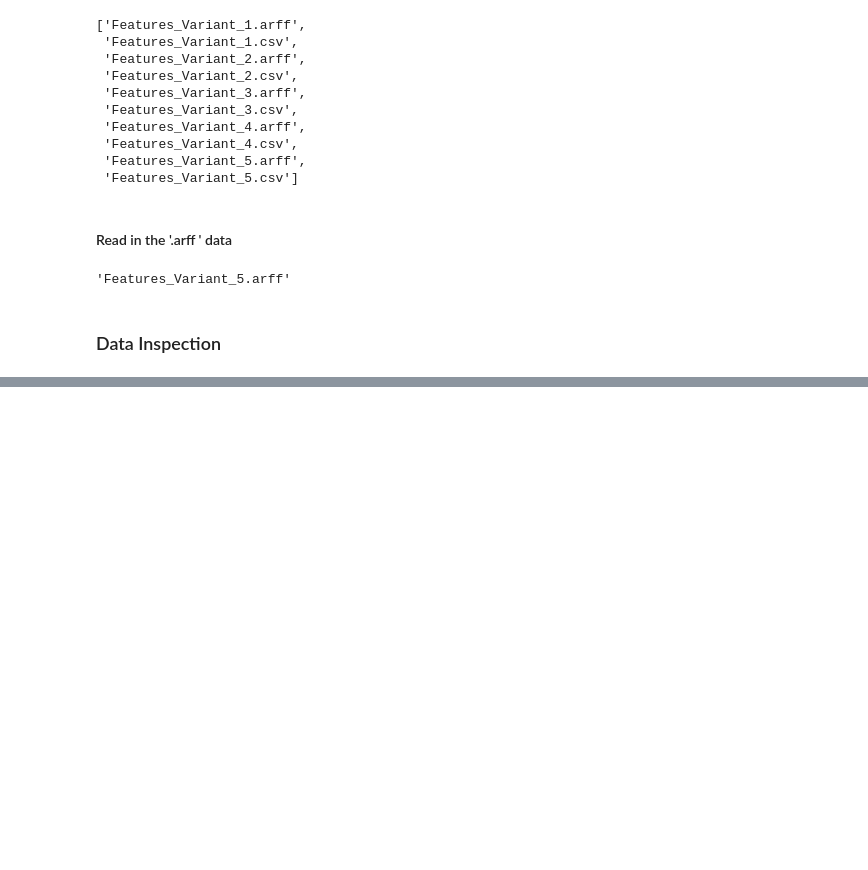
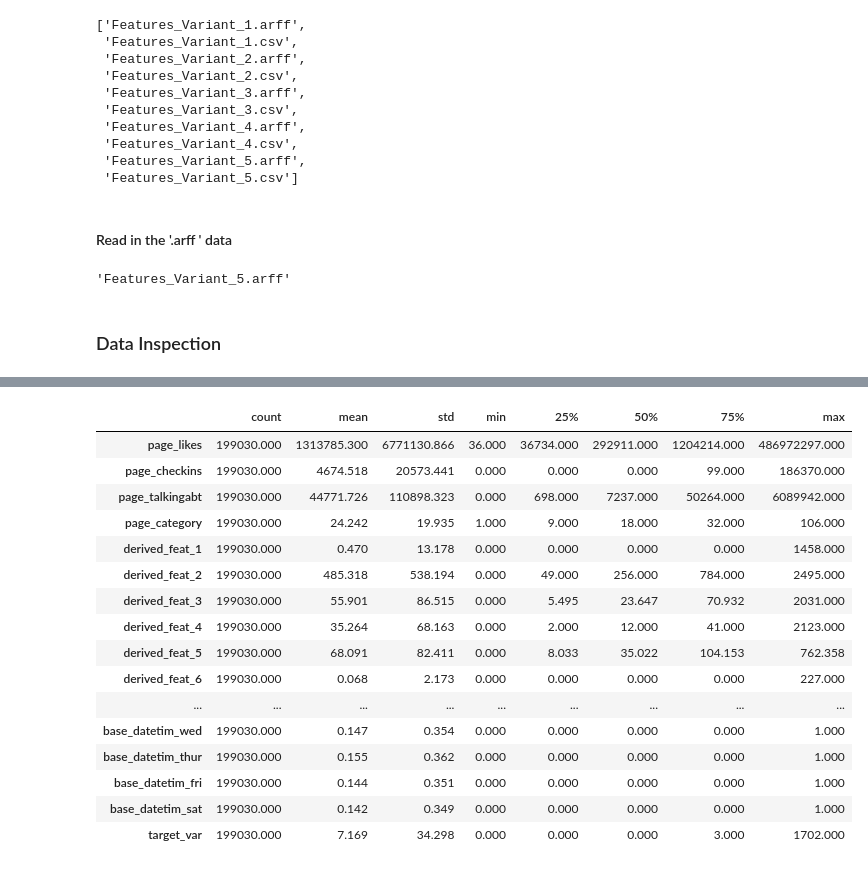
Before and after one commit to Richies2all/facebook_comments_predictions, a Jupyter notebook: Experimentation.ipynb, the cells around one changed output, grey strips where cells are left out. Drawn from its saved outputs; the diff is of its cells as text; code cells hidden in the pictures; blank space fills up the shorter version.

```diff
--- a/Experimentation.ipynb
+++ b/Experimentation.ipynb
@@ -84,0 +157,20 @@ data_5 = pd.DataFrame(features_variant_5)
+# %%
+features_variant_renamed.describe().T
+# %% [output]
+|  | count | mean | std | min | 25% | 50% | 75% | max |
+| page_likes | 199030.000 | 1313785.300 | 6771130.866 | 36.000 | 36734.000 | 292911.000 | 1204214.000 | 486972297.000 |
+| page_checkins | 199030.000 | 4674.518 | 20573.441 | 0.000 | 0.000 | 0.000 | 99.000 | 186370.000 |
+| page_talkingabt | 199030.000 | 44771.726 | 110898.323 | 0.000 | 698.000 | 7237.000 | 50264.000 | 6089942.000 |
+| page_category | 199030.000 | 24.242 | 19.935 | 1.000 | 9.000 | 18.000 | 32.000 | 106.000 |
+| derived_feat_1 | 199030.000 | 0.470 | 13.178 | 0.000 | 0.000 | 0.000 | 0.000 | 1458.000 |
+| derived_feat_2 | 199030.000 | 485.318 | 538.194 | 0.000 | 49.000 | 256.000 | 784.000 | 2495.000 |
+| derived_feat_3 | 199030.000 | 55.901 | 86.515 | 0.000 | 5.495 | 23.647 | 70.932 | 2031.000 |
+| derived_feat_4 | 199030.000 | 35.264 | 68.163 | 0.000 | 2.000 | 12.000 | 41.000 | 2123.000 |
+| derived_feat_5 | 199030.000 | 68.091 | 82.411 | 0.000 | 8.033 | 35.022 | 104.153 | 762.358 |
+| derived_feat_6 | 199030.000 | 0.068 | 2.173 | 0.000 | 0.000 | 0.000 | 0.000 | 227.000 |
+| ... | ... | ... | ... | ... | ... | ... | ... | ... |
+| base_datetim_wed | 199030.000 | 0.147 | 0.354 | 0.000 | 0.000 | 0.000 | 0.000 | 1.000 |
+| base_datetim_thur | 199030.000 | 0.155 | 0.362 | 0.000 | 0.000 | 0.000 | 0.000 | 1.000 |
+| base_datetim_fri | 199030.000 | 0.144 | 0.351 | 0.000 | 0.000 | 0.000 | 0.000 | 1.000 |
+| base_datetim_sat | 199030.000 | 0.142 | 0.349 | 0.000 | 0.000 | 0.000 | 0.000 | 1.000 |
+| target_var | 199030.000 | 7.169 | 34.298 | 0.000 | 0.000 | 0.000 | 3.000 | 1702.000 |
```
Also changed, not shown: parts of 24 cells of this notebook, 12 other files.
